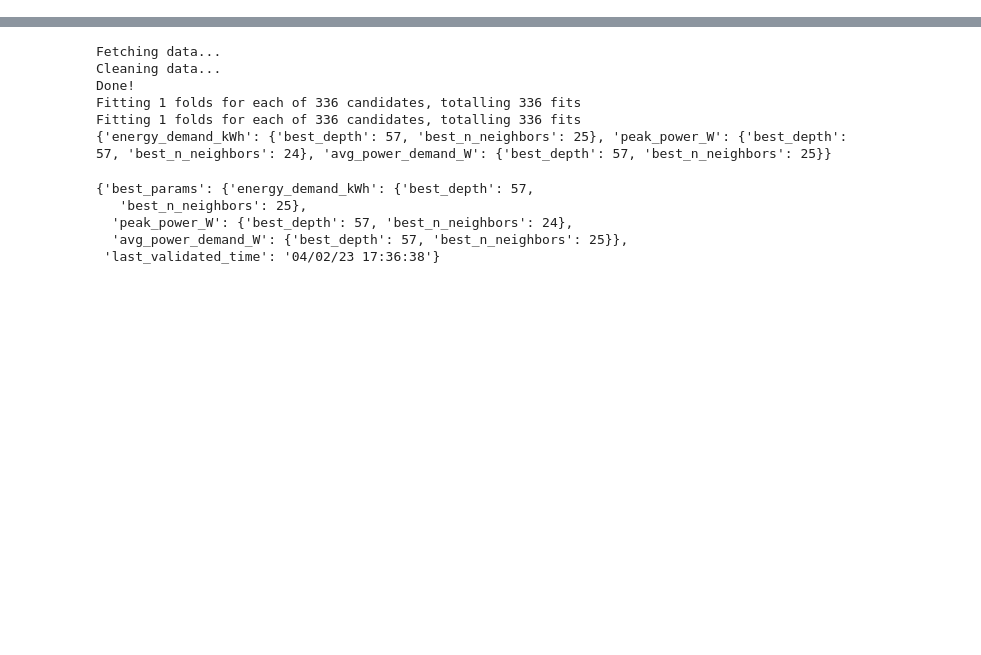
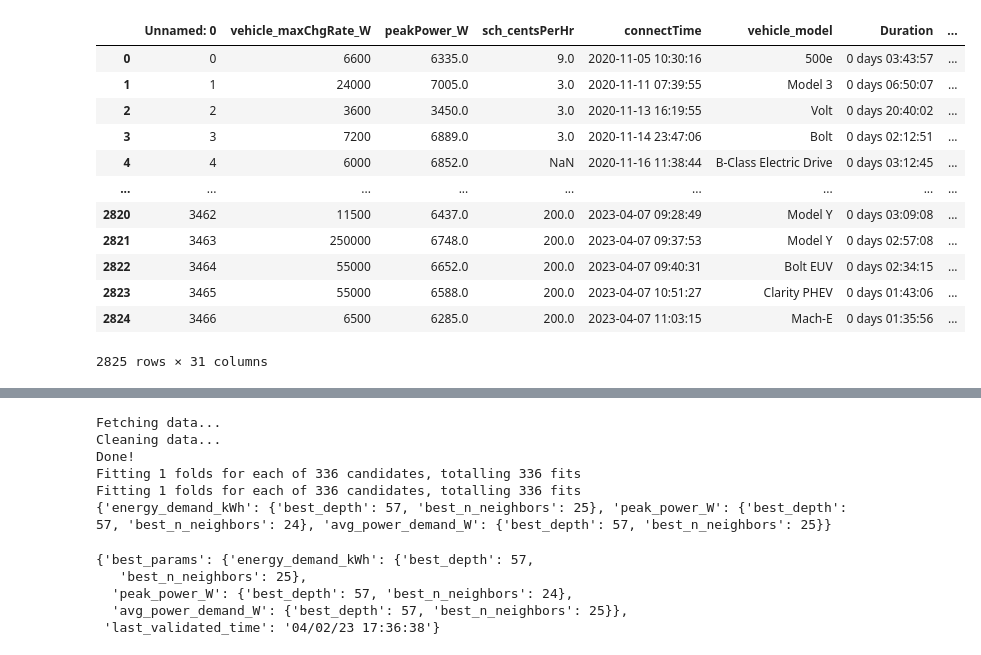
Before and after one commit to winston-edwin-chiong/slrpEV-data-dashboard, a Jupyter notebook: SessionLvlVIz.ipynb, the cells around one changed output, grey strips where cells are left out. Saved outputs shown, nothing was run; the diff lists cells and outputs as text; code cells hidden in the pictures; blank space fills up the shorter version.

```diff
--- a/SessionLvlVIz.ipynb
+++ b/SessionLvlVIz.ipynb
@@ -7,3 +7,20 @@ import numpy as np
 from datetime import datetime
 
 pd.set_option("display.max_columns", 100)
+# %%
+df = pd.read_csv("data/raw_data.csv")
+df
+# %% [output]
+|  | Unnamed: 0 | vehicle_maxChgRate_W | peakPower_W | sch_centsPerHr | connectTime | vehicle_model | Duration | ... |
+| 0 | 0 | 6600 | 6335.0 | 9.0 | 2020-11-05 10:30:16 | 500e | 0 days 03:43:57 | ... |
+| 1 | 1 | 24000 | 7005.0 | 3.0 | 2020-11-11 07:39:55 | Model 3 | 0 days 06:50:07 | ... |
+| 2 | 2 | 3600 | 3450.0 | 3.0 | 2020-11-13 16:19:55 | Volt | 0 days 20:40:02 | ... |
+| 3 | 3 | 7200 | 6889.0 | 3.0 | 2020-11-14 23:47:06 | Bolt | 0 days 02:12:51 | ... |
+| 4 | 4 | 6000 | 6852.0 | NaN | 2020-11-16 11:38:44 | B-Class Electric Drive | 0 days 03:12:45 | ... |
+| ... | ... | ... | ... | ... | ... | ... | ... | ... |
+| 2820 | 3462 | 11500 | 6437.0 | 200.0 | 2023-04-07 09:28:49 | Model Y | 0 days 03:09:08 | ... |
+| 2821 | 3463 | 250000 | 6748.0 | 200.0 | 2023-04-07 09:37:53 | Model Y | 0 days 02:57:08 | ... |
+| 2822 | 3464 | 55000 | 6652.0 | 200.0 | 2023-04-07 09:40:31 | Bolt EUV | 0 days 02:34:15 | ... |
+| 2823 | 3465 | 55000 | 6588.0 | 200.0 | 2023-04-07 10:51:27 | Clarity PHEV | 0 days 01:43:06 | ... |
+| 2824 | 3466 | 6500 | 6285.0 | 200.0 | 2023-04-07 11:03:15 | Mach-E | 0 days 01:35:56 | ... |
+2825 rows × 31 columns
```
Also changed, not shown: parts of 9 cells of this notebook, 5 other files.
